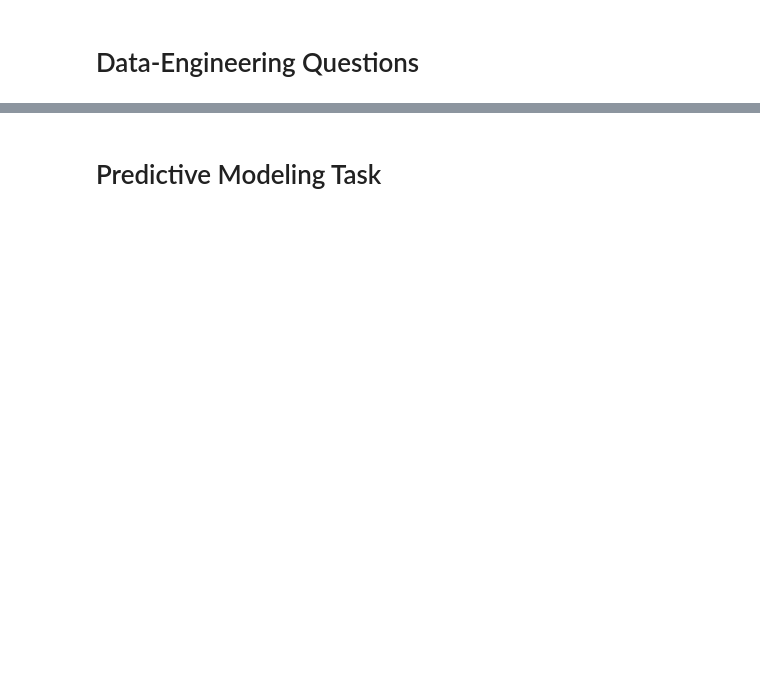
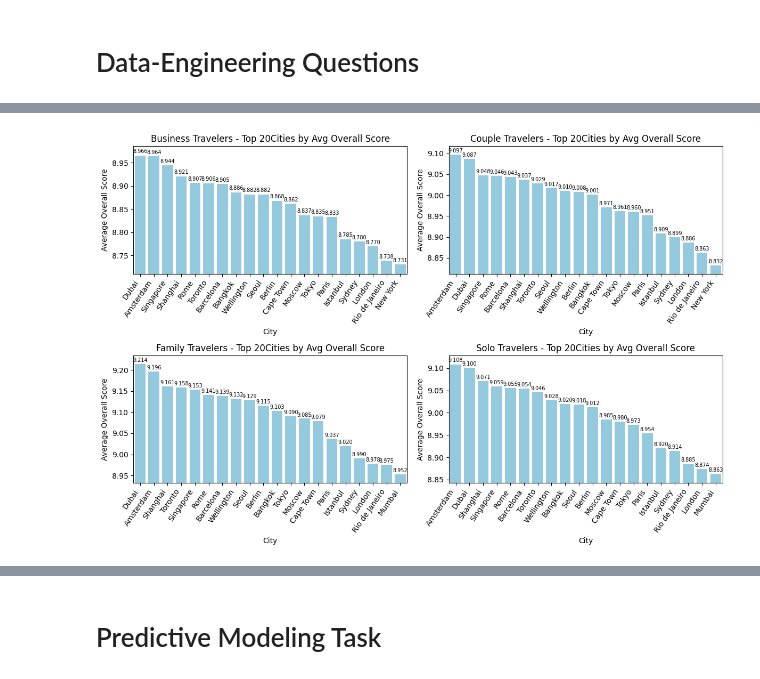
Before and after one commit to Zeyoman1001/ACLProjectHotel-zeiad.sayed-student.guc.edu.eg, a Jupyter notebook: acl-project.ipynb, the cells around one changed output, grey strips where cells are left out. Drawn from its saved outputs; the diff is of its cells as text; code cells hidden in the pictures; blank space fills up the shorter version.

```diff
--- a/acl-project.ipynb
+++ b/acl-project.ipynb
@@ -136,2 +131,4 @@ df.columns.tolist()
 # %% [markdown]
 # Data-Engineering Questions
+# %%
+grouped1_df = df.groupby(['traveller_type', 'city'])['score_overall'].mean().reset_index()
@@ -137,0 +137,9 @@ df.columns.tolist()
+# %%
+n =20
+top_n_cities = (
+    grouped1_df
+    .sort_values(['traveller_type', 'score_overall'], ascending=[True, False])
+    .groupby('traveller_type')
+    .head(n)
+)
+top_n_cities.head(20)
@@ -137,0 +164,28 @@ df.columns.tolist()
+# %%
+import seaborn as sns
+import matplotlib.pyplot as plt
+
+plt.figure(figsize=(12, 8))
+traveller_types = top_n_cities['traveller_type'].unique()
+
+for i, ttype in enumerate(traveller_types):
+    plt.subplot(2, 2, i + 1)
+    subset = top_n_cities[top_n_cities['traveller_type'] == ttype].sort_values('score_overall', ascending=False)
+
+    # رسم الأعمدة بشكل رأسي
+    sns.barplot(data=subset, x='city', y='score_overall', color='skyblue')
+
+    # كتابة القيم فوق الأعمدة
+    for index, value in enumerate(subset['score_overall']):
+        plt.text(index, value + 0.005, f'{value:.3f}', ha='center', fontsize=7)
+
+    plt.title(f'{ttype} Travelers - Top {n} Cities by Avg Overall Score')
+    plt.xlabel('City')
+    plt.ylabel('Average Overall Score')
+    plt.ylim(subset['score_overall'].min() - 0.02, subset['score_overall'].max() + 0.02)
+    plt.xticks(rotation=55, ha='right')
+
+plt.tight_layout()
+plt.show()
+# %% [output]
+[figure, added]
```
Also changed, not shown: parts of 17 cells of this notebook.
